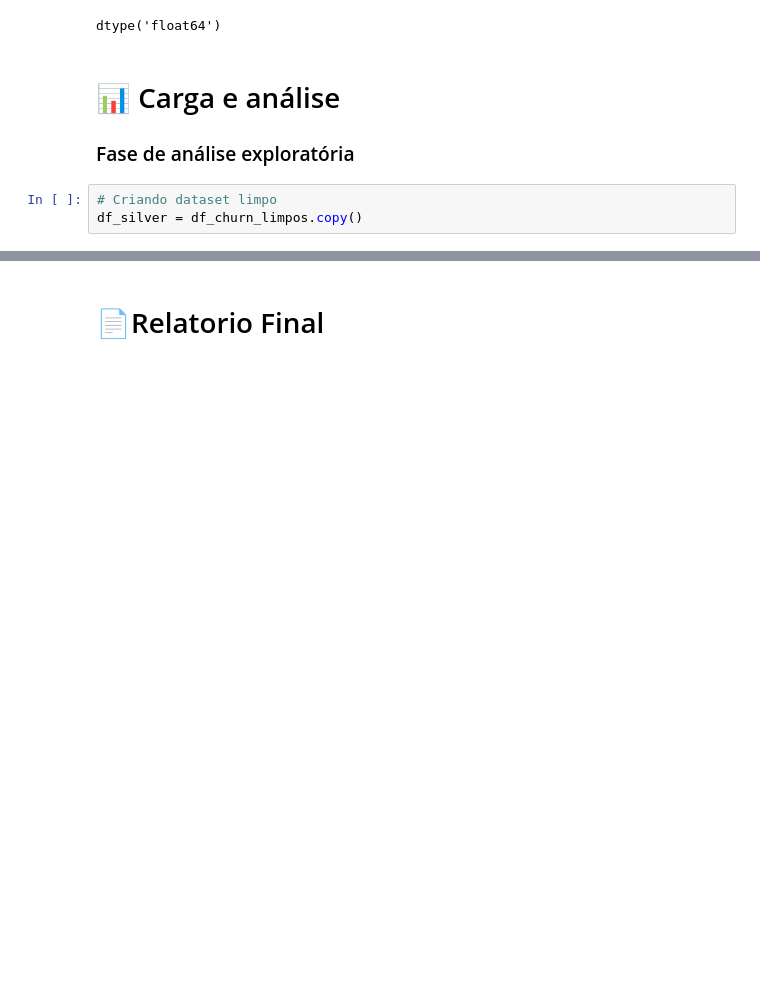
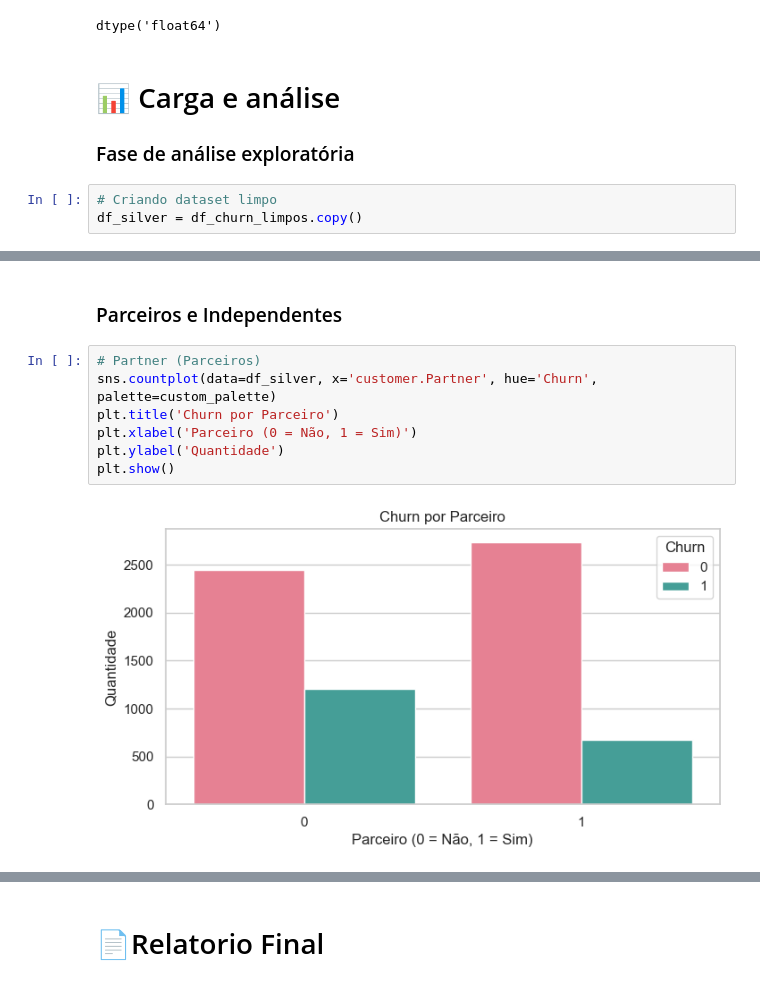
Before and after one commit to TheGabrielVieira/challenge2-data-science, a Jupyter notebook: ETL_TelecomX_BR.ipynb, the cells around one changed output, grey strips where cells are left out. Drawn from its saved outputs; the diff is of its cells as text; blank space fills up the shorter version.

```diff
--- a/ETL_TelecomX_BR.ipynb
+++ b/ETL_TelecomX_BR.ipynb
@@ -390,0 +441,11 @@ plt.rcParams['figure.figsize'] = (8, 4)
+# %% [markdown]
+### Parceiros e Independentes
+# %%
+# Partner (Parceiros)
+sns.countplot(data=df_silver, x='customer.Partner', hue='Churn', palette=custom_palette)
+plt.title('Churn por Parceiro')
+plt.xlabel('Parceiro (0 = Não, 1 = Sim)')
+plt.ylabel('Quantidade')
+plt.show()
+# %% [output]
+[figure, added]
```
Also changed, not shown: parts of 35 cells of this notebook, 1 other file.
